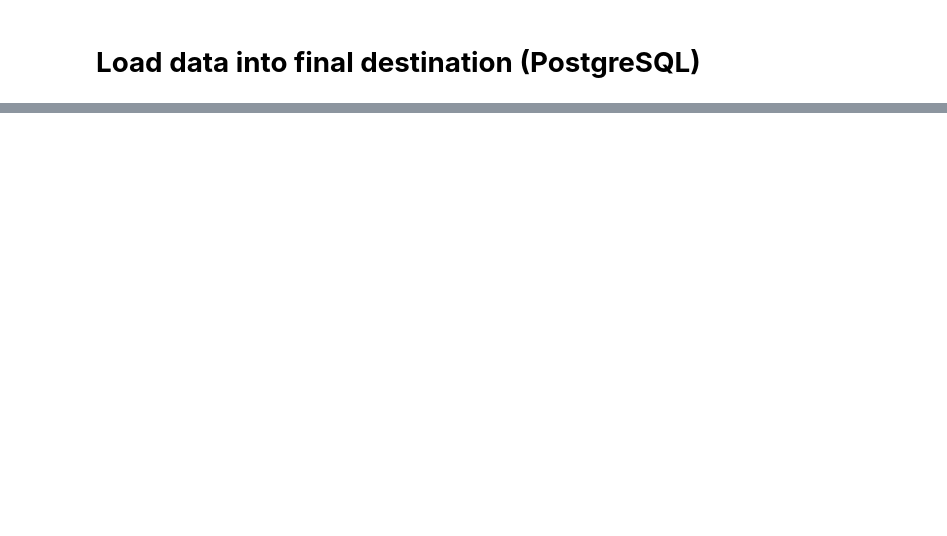
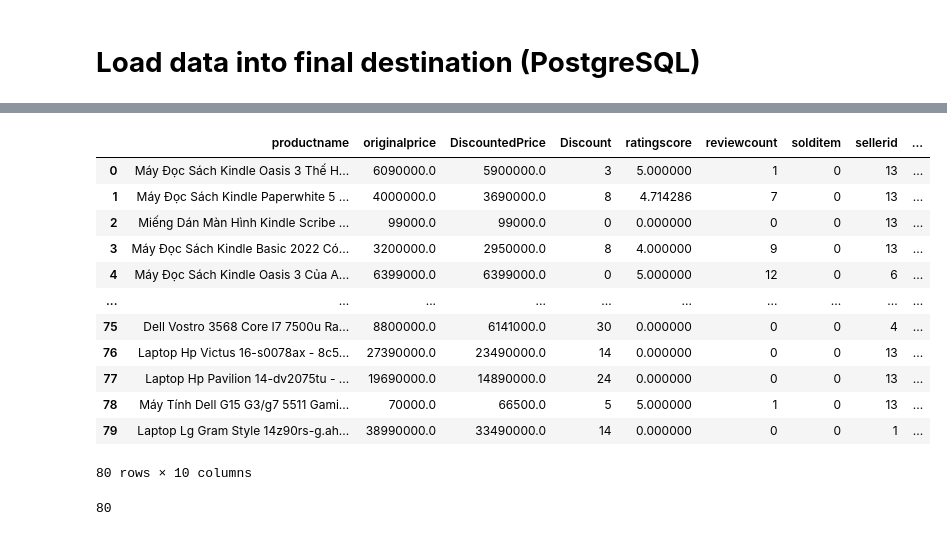
Before and after one commit to 20194266-halt/Processing_Online_Retail_Data, a Jupyter notebook: Transform/Processing_Data_Pyspark.ipynb, the cells around one changed output, grey strips where cells are left out. Drawn from its saved outputs; the diff is of its cells as text; code cells hidden in the pictures; blank space fills up the shorter version.

```diff
--- a/Transform/Processing_Data_Pyspark.ipynb
+++ b/Transform/Processing_Data_Pyspark.ipynb
@@ -321,0 +389,7 @@ only showing top 20 rows
+# %%
+
+# Add a new column 'id' based on the condition
+filtered_df = filtered_df.withColumn("categoryId", when(filtered_df["categories"] == "Automotive & Motorcycles", 1).when(filtered_df["brandName"] == "Electronic Devices", 2)
+                                .when(filtered_df["brandName"] == "Health & Beauty", 3).when(filtered_df["brandName"] == "Babies & Toys", 4)
+                                .when(filtered_df["brandName"] == "Groceries & Pets", 5).when(filtered_df["brandName"] == "Sports & Travel", 6)
+                                .otherwise(7))
@@ -322,2 +416,5 @@ only showing top 20 rows
+# %%
+columns_to_drop = ['categories', 'brandName', 'sellerName', 'location']
+filtered_df = filtered_df.drop(*columns_to_drop)
 # %% [markdown]
 # **Load data into final destination (PostgreSQL)**
@@ -349,0 +487,14 @@ conn.close()
+# %%
+filtered_df = (
+    filtered_df
+    .withColumnRenamed("NAME", "productname")
+    .withColumnRenamed("originalPrice", "originalprice")
+    .withColumnRenamed("ratingScore", "ratingscore")
+    .withColumnRenamed("DiscountedPrice", "discountedprice")
+    .withColumnRenamed("Discount", "discount")
+    .withColumnRenamed("review", "reviewcount")
+    .withColumnRenamed("itemSoldCntShow", "solditem")
+    .withColumnRenamed("categoryId", "categoryid")
+    .withColumnRenamed("sellerId", "sellerid")
+    .withColumnRenamed("brandId", "brandid")
+)
@@ -349,0 +522,3 @@ conn.close()
+# %%
+import pandas
+pandas_df = filtered_df.toPandas()
@@ -349,0 +527,20 @@ conn.close()
+# %%
+pandas_df
+# %% [output]
+|  | productname | originalprice | DiscountedPrice | Discount | ratingscore | reviewcount | solditem | sellerid | ... |
+| 0 | Máy Đọc Sách Kindle Oasis 3 Thế H... | 6090000.0 | 5900000.0 | 3 | 5.000000 | 1 | 0 | 13 | ... |
+| 1 | Máy Đọc Sách Kindle Paperwhite 5 ... | 4000000.0 | 3690000.0 | 8 | 4.714286 | 7 | 0 | 13 | ... |
+| 2 | Miếng Dán Màn Hình Kindle Scribe ... | 99000.0 | 99000.0 | 0 | 0.000000 | 0 | 0 | 13 | ... |
+| 3 | Máy Đọc Sách Kindle Basic 2022 Có... | 3200000.0 | 2950000.0 | 8 | 4.000000 | 9 | 0 | 13 | ... |
+| 4 | Máy Đọc Sách Kindle Oasis 3 Của A... | 6399000.0 | 6399000.0 | 0 | 5.000000 | 12 | 0 | 6 | ... |
+| ... | ... | ... | ... | ... | ... | ... | ... | ... | ... |
+| 75 | Dell Vostro 3568 Core I7 7500u Ra... | 8800000.0 | 6141000.0 | 30 | 0.000000 | 0 | 0 | 4 | ... |
+| 76 | Laptop Hp Victus 16-s0078ax - 8c5... | 27390000.0 | 23490000.0 | 14 | 0.000000 | 0 | 0 | 13 | ... |
+| 77 | Laptop Hp Pavilion 14-dv2075tu - ... | 19690000.0 | 14890000.0 | 24 | 0.000000 | 0 | 0 | 13 | ... |
+| 78 | Máy Tính Dell G15 G3/g7 5511 Gami... | 70000.0 | 66500.0 | 5 | 5.000000 | 1 | 0 | 13 | ... |
+| 79 | Laptop Lg Gram Style 14z90rs-g.ah... | 38990000.0 | 33490000.0 | 14 | 0.000000 | 0 | 0 | 1 | ... |
+80 rows × 10 columns
+# %%
+pandas_df.to_sql(table_name, engine, if_exists='append', index=False)
+# %% [output]
+80
```
Also changed, not shown: parts of 24 cells of this notebook, 3 other files.
